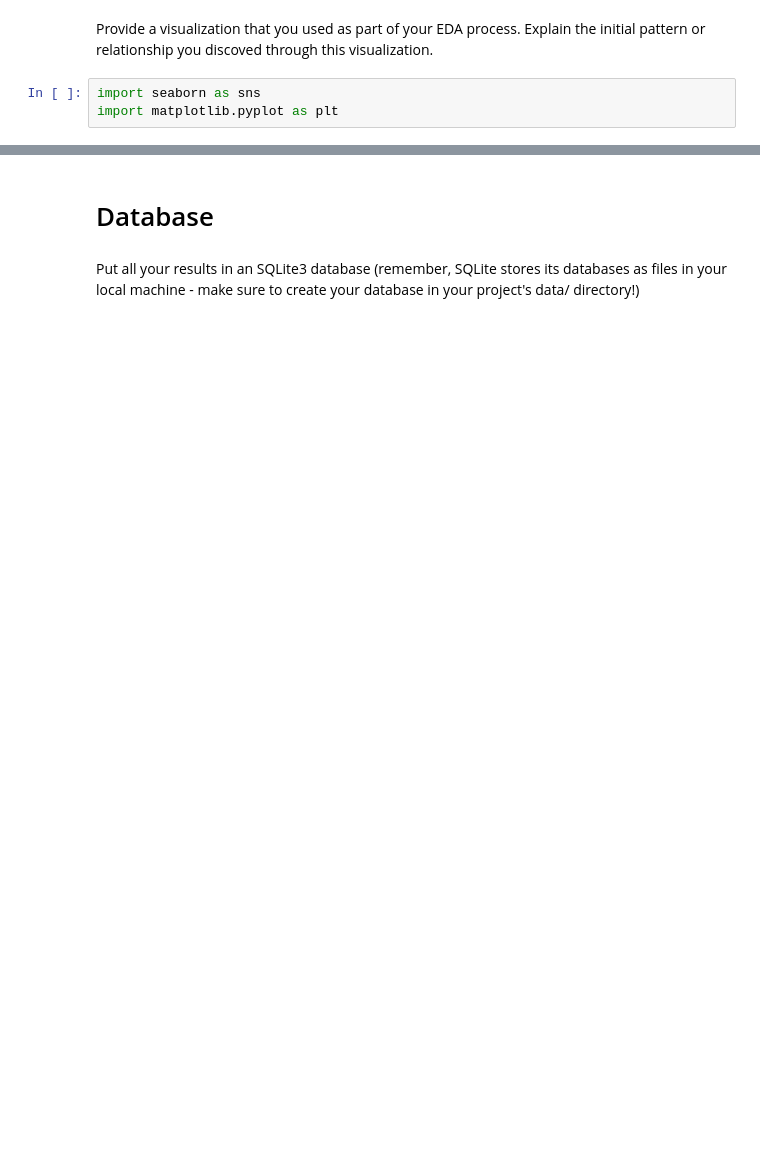
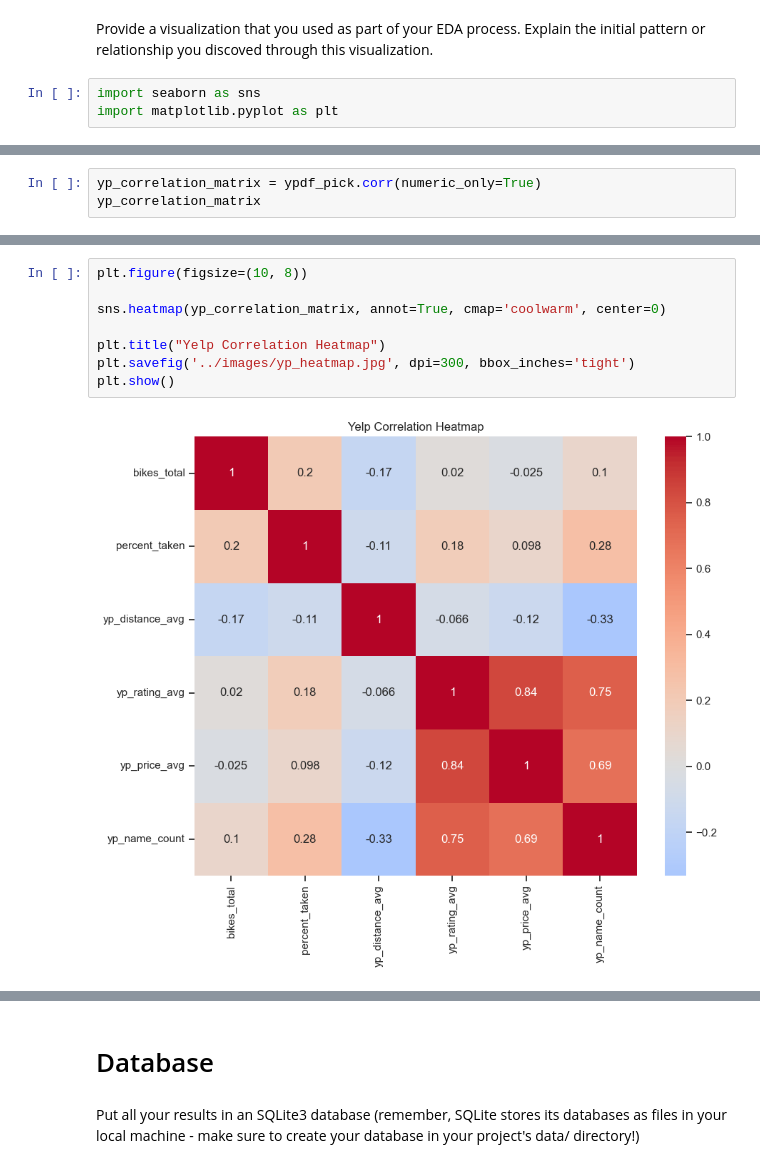
Before and after one commit to TayyubaK/Statistical-Modelling-Project, a Jupyter notebook: notebooks/joining_data.ipynb, the cells around one changed output, grey strips where cells are left out. Saved outputs shown, nothing was run; the diff lists cells and outputs as text; blank space fills up the shorter version.

```diff
--- a/notebooks/joining_data.ipynb
+++ b/notebooks/joining_data.ipynb
@@ -173,0 +101,3 @@ plt.show()
+# %%
+yp_correlation_matrix = ypdf_pick.corr(numeric_only=True)
+yp_correlation_matrix
@@ -173,0 +112,10 @@ plt.show()
+# %%
+plt.figure(figsize=(10, 8))
+
+sns.heatmap(yp_correlation_matrix, annot=True, cmap='coolwarm', center=0)
+
+plt.title("Yelp Correlation Heatmap")
+plt.savefig('../images/yp_heatmap.jpg', dpi=300, bbox_inches='tight')
+plt.show()
+# %% [output]
+[figure, added]
```
Also changed, not shown: parts of 22 cells of this notebook.
